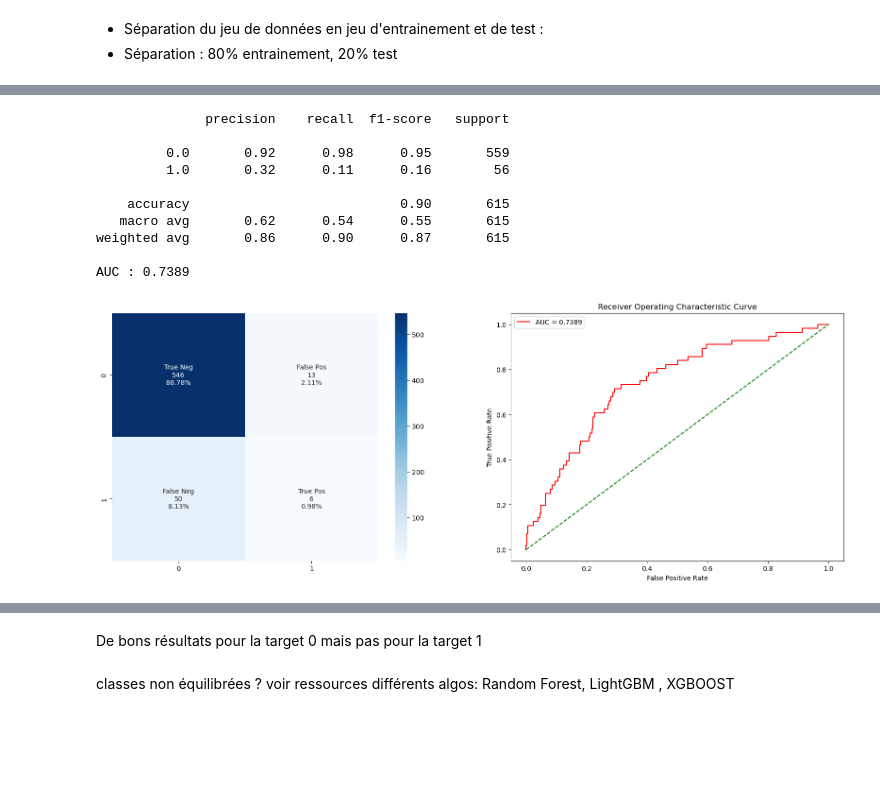
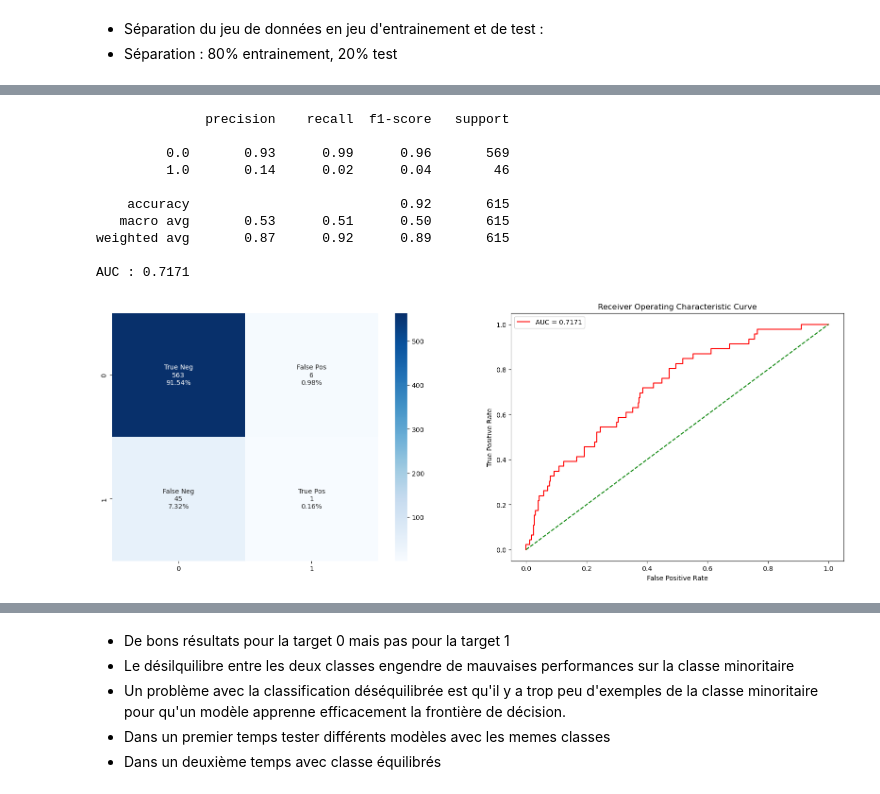
Before and after one commit to HananeMaghlazi/P7_Scoring, a Jupyter notebook: Scoring7_Modelisation.ipynb, the cells around one changed output, grey strips where cells are left out. Saved outputs shown, nothing was run; the diff lists cells and outputs as text; code cells hidden in the pictures; blank space fills up the shorter version.

Commit message:
modelisation

```diff
--- a/Scoring7_Modelisation.ipynb
+++ b/Scoring7_Modelisation.ipynb
@@ -45,7 +56,7 @@ pd.set_option("float_format", lambda x: "%.4f" % x)
 #### Import du fichier :
 # %%
 data = pd.read_csv(
-    "/Users/hananemaghlazi/Desktop/Datascientist/Projets_Formation/P7_MAGHLAZI_Hanane/data.csv"
+    "/Users/hananemaghlazi/Desktop/Datascientist/Projets_Formation/P7_MAGHLAZI_Hanane/train.csv"
 )
 data.head()
 # %% [output]
@@ -79,3 +95,0 @@ Name: TARGET, dtype: float64
-# %%
-model = make_pipeline(MinMaxScaler(), LogisticRegression(random_state=42))
-model
@@ -88,8 +98,8 @@ Pipeline(steps=[('minmaxscaler', MinMaxScaler()),
 - Séparation : 80% entrainement, 20% test
 # %%
 # Les features
-X = data_sample.drop(["TARGET"], axis=1)
-# Les targets
+X = data_sample.drop(["TARGET", "SK_ID_CURR"], axis=1)
+# La target
 Y = data_sample[["TARGET"]]
 # Division du dataset
 X_train, X_test, y_train, y_test = train_test_split(
@@ -143,0 +148,3 @@ X
+# %%
+lr = make_pipeline(MinMaxScaler(), LogisticRegression(random_state=42))
+lr
@@ -183,14 +191,14 @@ def evaluation(model):
 # %%
-evaluation(model)
+evaluation(lr)
 # %% [output]
               precision    recall  f1-score   support
 
-         0.0       0.92      0.98      0.95       559
-         1.0       0.32      0.11      0.16        56
+         0.0       0.93      0.99      0.96       569
+         1.0       0.14      0.02      0.04        46
 
-    accuracy                           0.90       615
-   macro avg       0.62      0.54      0.55       615
-weighted avg       0.86      0.90      0.87       615
+    accuracy                           0.92       615
+   macro avg       0.53      0.51      0.50       615
+weighted avg       0.87      0.92      0.89       615
 
-AUC : 0.7389
+AUC : 0.7171
-[figure, old version]
+[figure, new version]
@@ -198,5 +205,6 @@ AUC : 0.7389
 # %% [markdown]
-De bons résultats pour la target 0 mais pas pour la target 1
+- De bons résultats pour la target 0 mais pas pour la target 1
+- Le désilquilibre entre les deux classes engendre de mauvaises performances sur la classe minoritaire
+- Un problème avec la classification déséquilibrée est qu'il y a trop peu d'exemples de la classe minoritaire pour qu'un modèle apprenne efficacement la frontière de décision.
+- Dans un premier temps tester différents modèles avec les memes classes
+- Dans un deuxième temps avec classe équilibrés
-# %% [markdown]
-classes non équilibrées ? voir ressources
-différents algos:  Random Forest, LightGBM , XGBOOST
```
Also changed, not shown: parts of 72 cells of this notebook.
